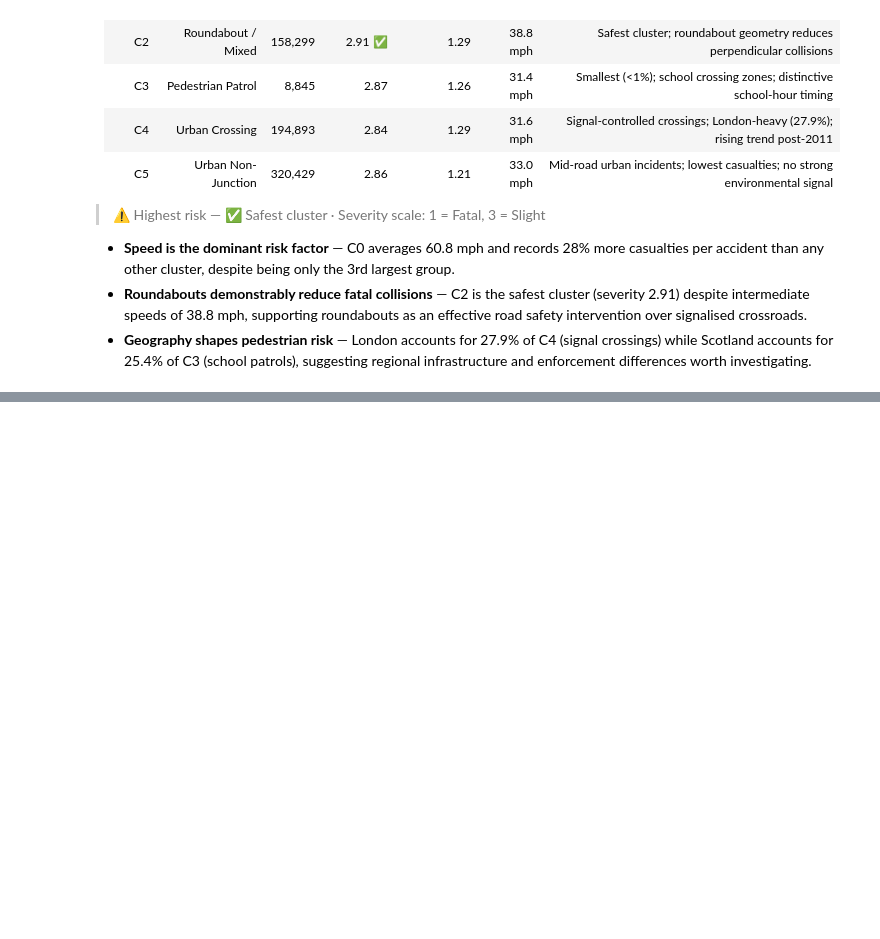
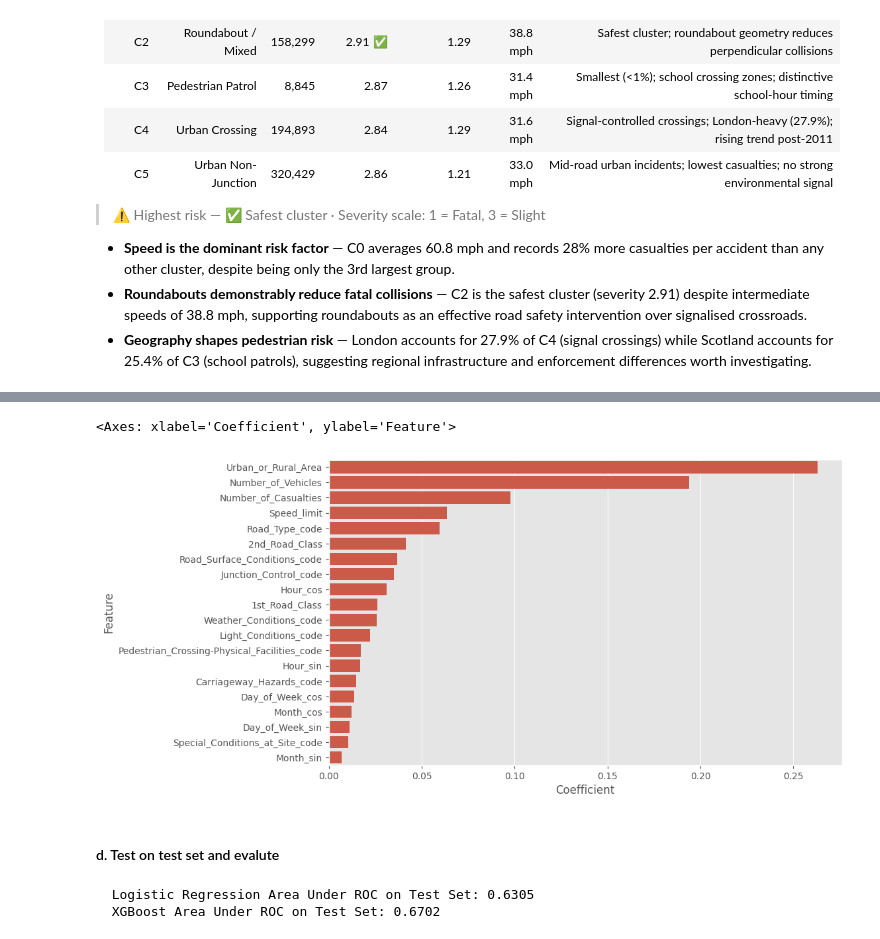
Before and after one commit to Doug-Vo/ML-Self-Project, a Jupyter notebook: EDA/uk_accident.ipynb, the cells around one changed output, grey strips where cells are left out. Cells and saved outputs as stored; diff of their text form; code cells hidden in the pictures; blank space fills up the shorter version.

```diff
--- a/EDA/uk_accident.ipynb
+++ b/EDA/uk_accident.ipynb
@@ -1261,0 +1792,4 @@ plt.show()
+# %%
+# cast all columns to float for further transformation
+df_ml = df_ml.astype(float)
+print(df_ml.dtypes)
@@ -1261,0 +2023,10 @@ plt.show()
+# %%
+print("XGBoost Feature Importance: ")
+xgb_importances = xgb_model.feature_importances_
+
+# Create a list of (feature_name, importance) tuples
+feature_importance_pairs = list(zip(feature_names_list, xgb_importances))
+feature_importance_pairs.sort(key=lambda x: x[1], reverse=True)
+print("Top 15 most important features (XGBoost):")
+for name, importance in feature_importance_pairs[:15]:
+    print(f"  {name}: {importance:.4f}")
@@ -1261,0 +2051,23 @@ plt.show()
+# %%
+xg_feature_importances = pd.DataFrame(feature_importance_pairs, columns=['Feature', 'Coefficient'])
+plt.figure(figsize=(10, 6))
+sns.barplot(x='Coefficient', y='Feature', data=xg_feature_importances)
+# %% [output]
+<Axes: xlabel='Coefficient', ylabel='Feature'>
+[figure, added]
+# %% [markdown]
+#### d. Test on test set and evalute
+# %%
+# Evaluate on test set
+y_pred_lr_test  = lr_model.predict(X_test_pre)
+y_proba_lr_test = lr_model.predict_proba(X_test_pre)[:, 1]
+auc_lr_test = roc_auc_score(y_test, y_proba_lr_test)
+print(f"  Logistic Regression Area Under ROC on Test Set: {auc_lr_test:.4f}")
+
+y_pred_xgb_test  = xgb_model.predict(X_test_pre)
+y_proba_xgb_test = xgb_model.predict_proba(X_test_pre)[:, 1]
+auc_xgb_test = roc_auc_score(y_test, y_proba_xgb_test)
+print(f"  XGBoost Area Under ROC on Test Set: {auc_xgb_test:.4f}")
+# %% [output]
+  Logistic Regression Area Under ROC on Test Set: 0.6305
+  XGBoost Area Under ROC on Test Set: 0.6702
```
Also changed, not shown: parts of 81 cells of this notebook, 1 other file.
